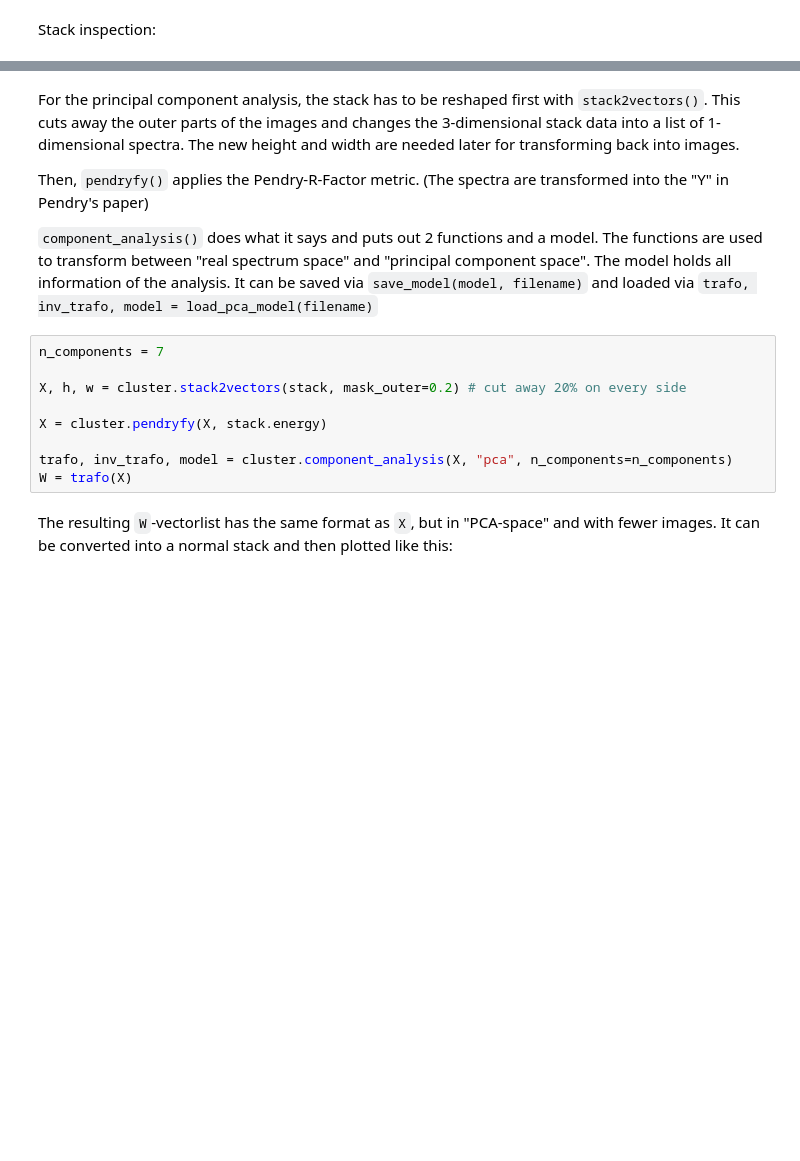
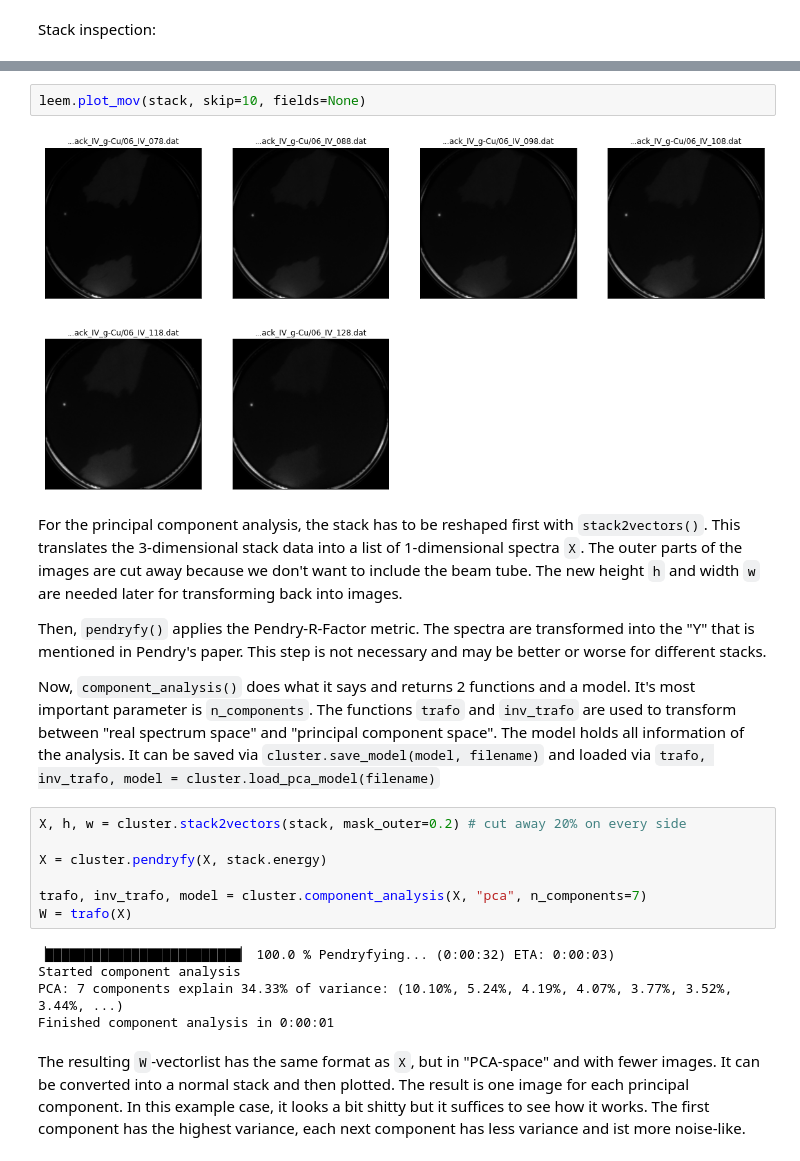
Before and after one commit to surf-sci-bc/uspy, a Jupyter notebook: examples/LEEM_cluster-analysis.ipynb, the cells around one changed output, grey strips where cells are left out. Saved outputs shown, nothing was run; the diff lists cells and outputs as text; blank space fills up the shorter version.

```diff
--- a/examples/LEEM_cluster-analysis.ipynb
+++ b/examples/LEEM_cluster-analysis.ipynb
@@ -41,19 +35,26 @@ plotting.plot_movie(stack[::50], fields=(None, None, None, None))
+# %%
+leem.plot_mov(stack, skip=10, fields=None)
+# %% [output]
+[figure, added]
 # %% [markdown]
-For the principal component analysis, the stack has to be reshaped first with `stack2vectors()`. This cuts away the outer parts of the images and changes the 3-dimensional stack data into a list of 1-dimensional spectra. The new height and width are needed later for transforming back into images.
+For the principal component analysis, the stack has to be reshaped first with `stack2vectors()`. This translates the 3-dimensional stack data into a list of 1-dimensional spectra `X`. The outer parts of the images are cut away because we don't want to include the beam tube. The new height `h` and width `w` are needed later for transforming back into images.
 
-Then, `pendryfy()` applies the Pendry-R-Factor metric. (The spectra are transformed into the "Y" in Pendry's paper)
+Then, `pendryfy()` applies the Pendry-R-Factor metric. The spectra are transformed into the "Y" that is mentioned in Pendry's paper. This step is not necessary and may be better or worse for different stacks.
 
-`component_analysis()` does what it says and puts out 2 functions and a model. The functions are used to transform between "real spectrum space" and "principal component space". The model holds all information of the analysis. It can be saved via `save_model(model, filename)` and loaded via `trafo, inv_trafo, model = load_pca_model(filename)`
+Now, `component_analysis()` does what it says and returns 2 functions and a model. It's most important parameter is `n_components`. The functions `trafo` and `inv_trafo` are used to transform between "real spectrum space" and "principal component space". The model holds all information of the analysis. It can be saved via `cluster.save_model(model, filename)` and loaded via `trafo, inv_trafo, model = cluster.load_pca_model(filename)`
 # %%
-n_components = 7
-
 X, h, w = cluster.stack2vectors(stack, mask_outer=0.2) # cut away 20% on every side
 
 X = cluster.pendryfy(X, stack.energy)
 
-trafo, inv_trafo, model = cluster.component_analysis(X, "pca", n_components=n_components)
+trafo, inv_trafo, model = cluster.component_analysis(X, "pca", n_components=7)
 W = trafo(X)
+# %% [output]
+▕▇▇▇▇▇▇▇▇▇▇▇▇▇▇▇▇▇▇▇▇▇▇▇▇▇▏ 100.0 % Pendryfying... (0:00:32) ETA: 0:00:03)
+Started component analysis
+PCA: 7 components explain 34.33% of variance: (10.10%, 5.24%, 4.19%, 4.07%, 3.77%, 3.52%, 3.44%, ...)
+Finished component analysis in 0:00:01
 # %% [markdown]
-The resulting `W`-vectorlist has the same format as `X`, but in "PCA-space" and with fewer images. It can be converted into a normal stack and then plotted like this:
+The resulting `W`-vectorlist has the same format as `X`, but in "PCA-space" and with fewer images. It can be converted into a normal stack and then plotted. The result is one image for each principal component. In this example case, it looks a bit shitty but it suffices to see how it works. The first component has the highest variance, each next component has less variance and ist more noise-like.
 # %%
 comps = cluster.vectors2stack(W, h, w)
```
Also changed, not shown: parts of 20 cells of this notebook, 5 other files.
